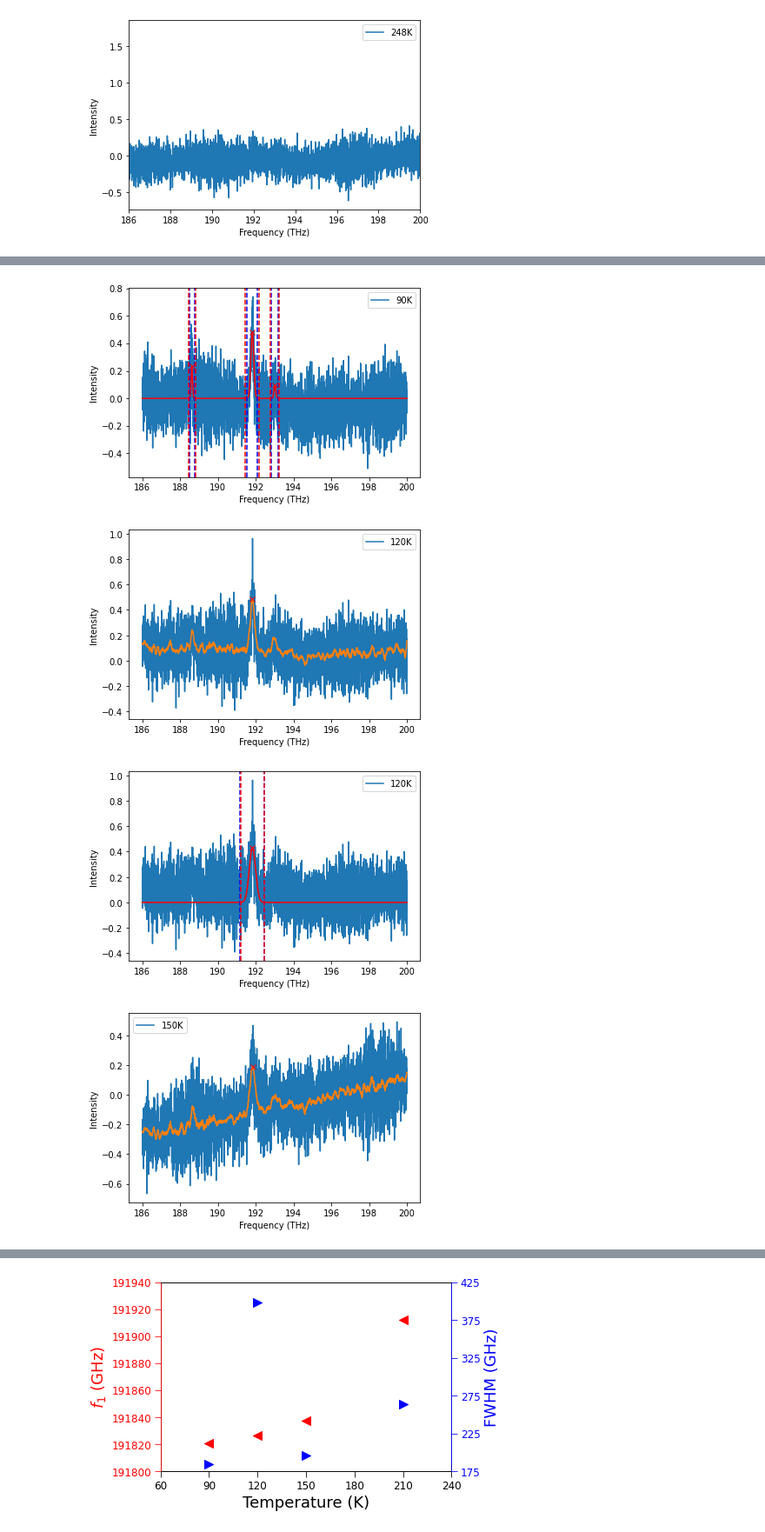
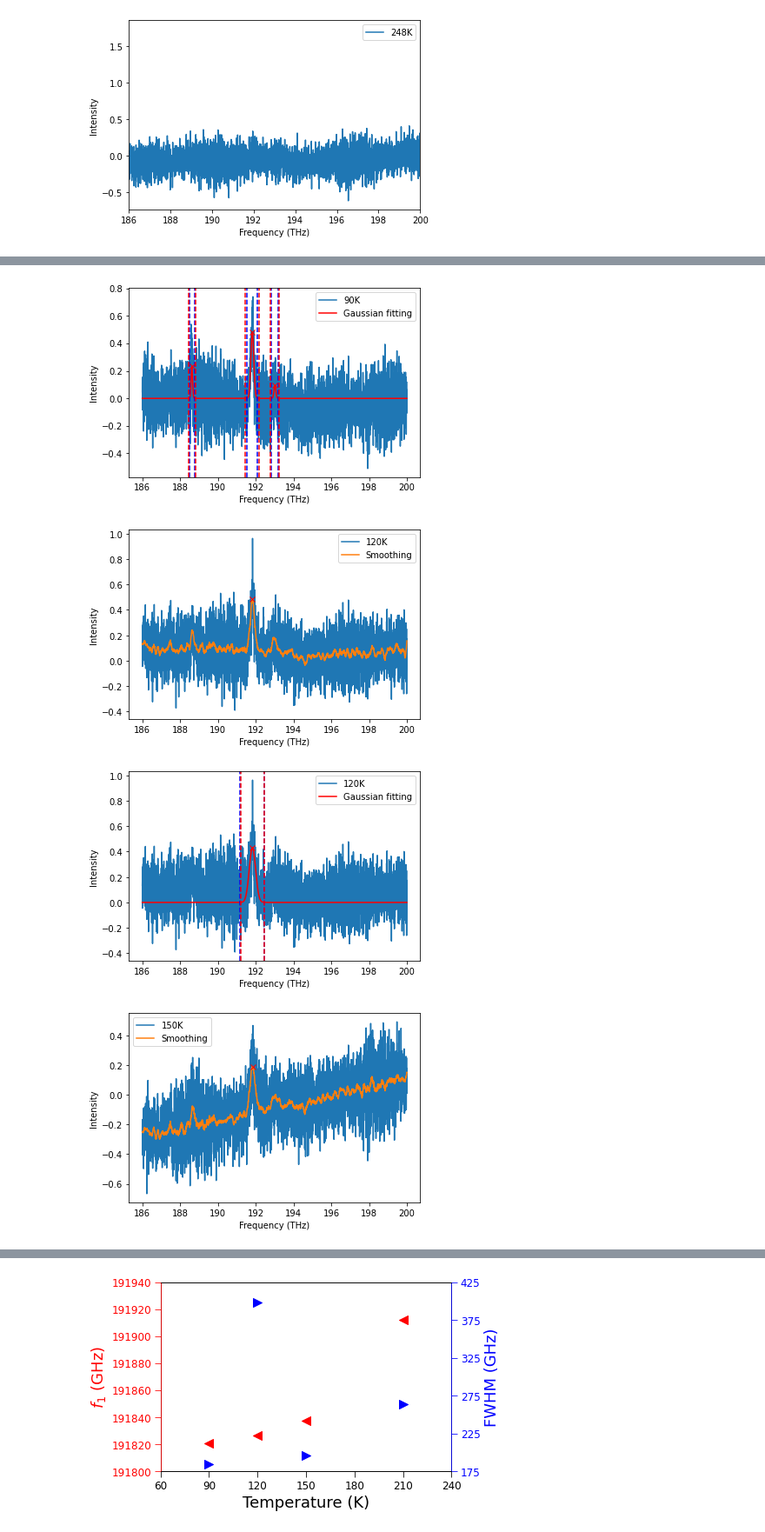
Before and after one commit to JUOM2016/Quick_cal_and_plotting, a Jupyter notebook: absorption_white_light_OD_parallel.ipynb, the cells around one changed output, grey strips where cells are left out. Shown at 87% size. Drawn from its saved outputs; the diff is of its cells as text; code cells hidden in the pictures.

```diff
--- a/absorption_white_light_OD_parallel.ipynb
+++ b/absorption_white_light_OD_parallel.ipynb
@@ -134,8 +134,8 @@ for index in range(len(selceted_file)):
 
     fig,ax=plt.subplots()
     ax.plot(freq_plot,intensity_plot, label="{}".format(sub_folders[index]))
+    ax.plot(freq_plot,intensity_smooth,label='Smoothing')
     ax.legend()
-    ax.plot(freq_plot,intensity_smooth)
     ax.plot(freq_plot[peaks], intensity_smooth[peaks], "x",color='red')
     ax.set_xlabel('Frequency (THz)')
     ax.set_ylabel('Intensity')
@@ -181,8 +181,8 @@ for index in range(len(selceted_file)):
 
         fig,ax = plt.subplots()
         ax.plot(freq_plot, intensity_plot, label="{}".format(sub_folders[index]))
+        ax.plot(freq_0,fit_curve,color='r',label='Gaussian fitting')
         ax.legend()
-        ax.plot(freq_0,fit_curve,color='r')
         ax.set_xlabel('Frequency (THz)')
         ax.set_ylabel('Intensity')
         ax.axvline(freq_plot[pos_AB_left_0],color='b',linestyle='dashed')
@@ -255,8 +255,8 @@ for index in range(len(selceted_file)):
 
         fig,ax = plt.subplots()
         ax.plot(freq_plot, intensity_plot, label="{}".format(sub_folders[index]))
+        ax.plot(freq_0,fit_curve,color='r',label='Gaussian fitting')
         ax.legend()
-        ax.plot(freq_0,fit_curve,color='r')
         ax.set_xlabel('Frequency (THz)')
         ax.set_ylabel('Intensity')
         ax.axvline(freq_plot[pos_AB_left_1],color='b',linestyle='dashed')
@@ -357,8 +357,8 @@ for index in range(len(selceted_file)):
 
         fig,ax = plt.subplots()
         ax.plot(freq_plot, intensity_plot, label="{}".format(sub_folders[index]))
+        ax.plot(freq_0,fit_curve,color='r',label='Gaussian fitting')
         ax.legend()
-        ax.plot(freq_0,fit_curve,color='r')
         ax.set_xlabel('Frequency (THz)')
         ax.set_ylabel('Intensity')
         ax.axvline(freq_plot[pos_AB_left_3],color='b',linestyle='dashed')
@@ -399,4 +399,4 @@ This program can ONLY fit three Gaussian peaks!
-[figure, old version]
+[figure, new version]
-[figure, old version]
+[figure, new version]
-[figure, old version]
+[figure, new version]
-[figure, old version]
+[figure, new version]
```
Also changed, not shown: parts of 2 cells of this notebook, 1 other file.
